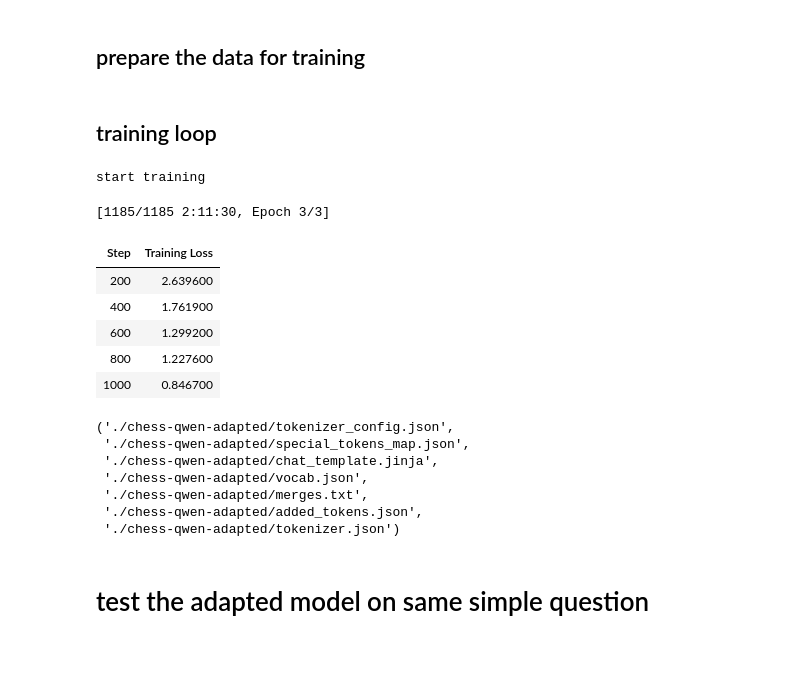
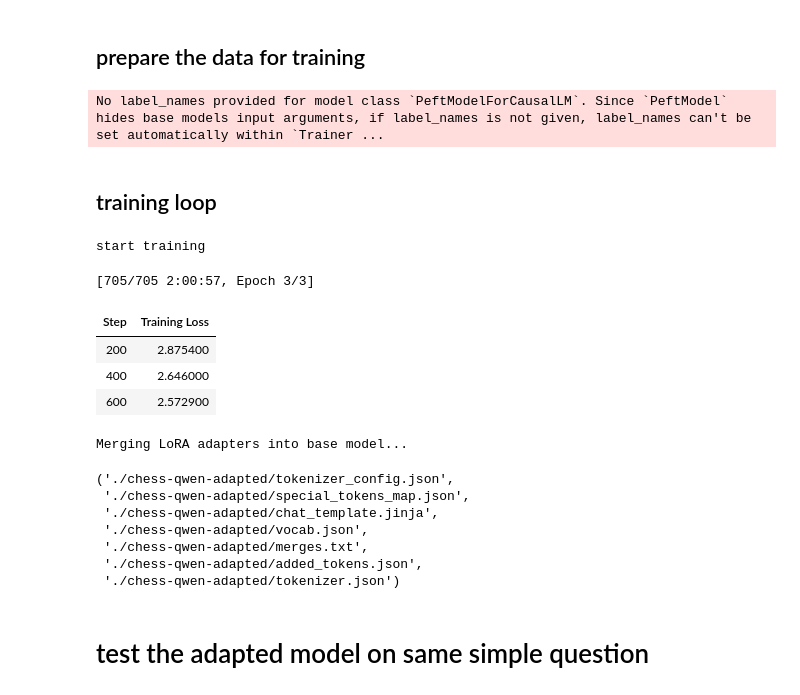
Before and after one commit to seyed0123/BlunderGuard, a Jupyter notebook: notebook/chess.ipynb, the cells around one changed output. Drawn from its saved outputs; the diff is of its cells as text; code cells hidden in the pictures; blank space fills up the shorter version.

```diff
--- a/notebook/chess.ipynb
+++ b/notebook/chess.ipynb
@@ -29,7 +13,7 @@ def load_all_txt(input_dir):
         if filename.endswith(".txt"):
             file_path = os.path.join(input_dir, filename)
             with open(file_path, "r", encoding="utf-8") as f:
-                all_text += f.read() + "\n" +quran + '\n'
+                all_text += f.read() + "\n"
 
     return all_text
 # %%
@@ -64,7 +48,7 @@ Successfully installed datasets-2.18.0 dill-0.3.8 fsspec-2024.2.0 huggingface-hu
 from transformers import AutoModelForCausalLM, AutoTokenizer, StoppingCriteria, StoppingCriteriaList
 import torch
 
-model_name = "Qwen/Qwen3-0.6B"
+model_name = "Qwen/Qwen3-1.7B"
 
 tokenizer = AutoTokenizer.from_pretrained(
     model_name,
@@ -189,6 +173,19 @@ def chunk_text(text, tokenizer, max_length):
     return chunks
 # %% [markdown]
 ## prepare the data for training
+# %%
+from peft import LoraConfig, get_peft_model, TaskType,PeftModel
+lora_config = LoraConfig(
+    r=32,                # LoRA rank
+    lora_alpha=32,       # LoRA alpha
+    target_modules=["q_proj", "v_proj"],  # common modules for LLaMA/Qwen
+    lora_dropout=0.05,
+    bias="none",
+    task_type=TaskType.CAUSAL_LM
+)
+
+# Wrap model with LoRA
+model = get_peft_model(model, lora_config)
 # %%
 from transformers import Trainer, TrainingArguments, DataCollatorForLanguageModeling
 from datasets import Dataset
@@ -238,31 +235,36 @@ trainer = Trainer(
     train_dataset=dataset,
     data_collator=data_collator
 )
+# %% [output]
+No label_names provided for model class `PeftModelForCausalLM`. Since `PeftModel` hides base models input arguments, if label_names is not given, label_names can't be set automatically within `Trainer ...
 # %% [markdown]
 ## training loop
 # %%
 print('start training')
 trainer.train()
 
-
-model.save_pretrained("./chess-qwen-adapted")
+print("Merging LoRA adapters into base model...")
+model = model.merge_and_unload()
+model.save_pretrained(
+    "./chess-qwen-adapted",
+    safe_serialization=True
+)
 tokenizer.save_pretrained("./chess-qwen-adapted")
 # %% [output]
 start training
-[1185/1185 2:11:30, Epoch 3/3]
+[705/705 2:00:57, Epoch 3/3]
 | Step | Training Loss |
-| 200 | 2.639600 |
-| 400 | 1.761900 |
-| 600 | 1.299200 |
-| 800 | 1.227600 |
-| 1000 | 0.846700 |
+| 200 | 2.875400 |
+| 400 | 2.646000 |
+| 600 | 2.572900 |
-('./chess-qwen-adapted/tokenizer_config.json',
- './chess-qwen-adapted/special_tokens_map.json',
- './chess-qwen-adapted/chat_template.jinja',
- './chess-qwen-adapted/vocab.json',
- './chess-qwen-adapted/merges.txt',
- './chess-qwen-adapted/added_tokens.json',
- './chess-qwen-adapted/tokenizer.json')
+Merging LoRA adapters into base model...
+('./chess-qwen-adapted/tokenizer_config.json',
+ './chess-qwen-adapted/special_tokens_map.json',
+ './chess-qwen-adapted/chat_template.jinja',
+ './chess-qwen-adapted/vocab.json',
+ './chess-qwen-adapted/merges.txt',
+ './chess-qwen-adapted/added_tokens.json',
+ './chess-qwen-adapted/tokenizer.json')
 # %%
 del trainer
 del model
```
Also changed, not shown: parts of 13 cells of this notebook.
